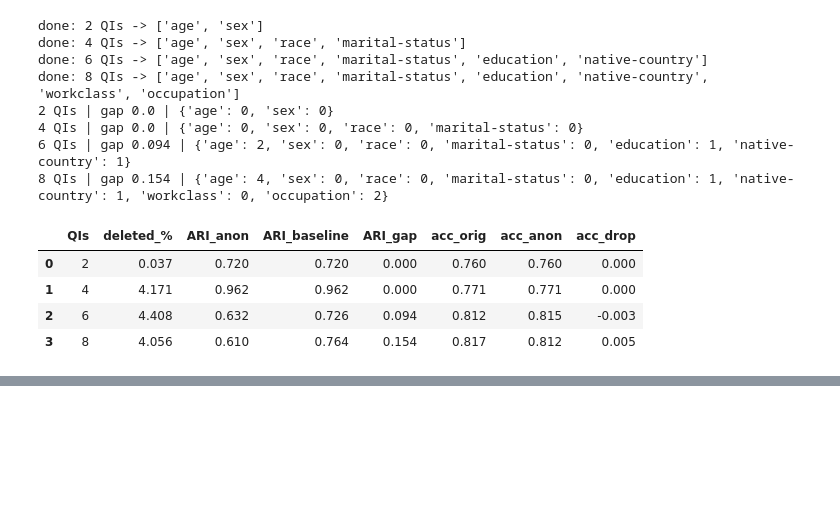
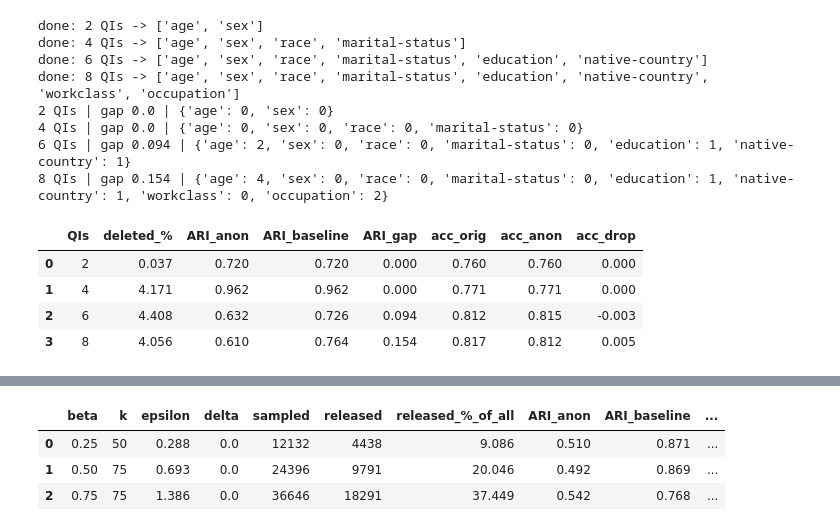
Before and after one commit to Shadid-dev/INSE6180-cluster-anonymization, a Jupyter notebook: INSE6180_cluster_anonymization.ipynb, the cells around one changed output, grey strips where cells are left out. Cells and saved outputs as stored; diff of their text form; code cells hidden in the pictures; blank space fills up the shorter version.

```diff
--- a/INSE6180_cluster_anonymization.ipynb
+++ b/INSE6180_cluster_anonymization.ipynb
@@ -374,0 +424,47 @@ done: 8 QIs -> ['age', 'sex', 'race', 'marital-status', 'education', 'native-cou
+# %%
+DP_LEVELS = {"age": 2, "sex": 0, "race": 0, "marital-status": 0,
+             "education": 1, "native-country": 1, "workclass": 1, "occupation": 1}
+
+def dp_run(beta, k, seeds=3, groups=range(2, 9)):
+    rng = np.random.default_rng(0)
+    sampled = df[rng.random(len(df)) < beta].reset_index(drop=True)              # 1. coin flip
+    t = pd.DataFrame({q: generalize(sampled[q], q, DP_LEVELS[q]) for q in QIS})  # 2. fixed blur
+    size = t.groupby(QIS)[QIS[0]].transform("size")
+    keep = (size >= k).values                                                    # 3. delete crowds < k
+    orig = sampled.loc[keep, QIS].astype(str).reset_index(drop=True)
+    anon = t[keep].reset_index(drop=True)
+    Xo = pd.get_dummies(orig).astype(float)
+    Xa = pd.get_dummies(anon).astype(float)
+
+    ari_anon, ari_base = [], []
+    for c in groups:
+        for s in range(seeds):
+            lo  = KMeans(c, n_init=10, random_state=s).fit_predict(Xo)
+            lo2 = KMeans(c, n_init=10, random_state=s + 100).fit_predict(Xo)
+            la  = KMeans(c, n_init=10, random_state=s + 100).fit_predict(Xa)
+            ari_anon.append(adjusted_rand_score(lo, la))
+            ari_base.append(adjusted_rand_score(lo, lo2))
+
+    y = (sampled.loc[keep, TARGET].reset_index(drop=True) == ">50K").astype(int)
+    tr, te = train_test_split(range(len(y)), test_size=0.3, random_state=0, stratify=y)
+    acc = {}
+    for name, X in [("orig", Xo), ("anon", Xa)]:
+        m = RandomForestClassifier(n_estimators=200, random_state=0, n_jobs=-1)
+        m.fit(X.iloc[tr], y.iloc[tr])
+        acc[name] = accuracy_score(y.iloc[te], m.predict(X.iloc[te]))
+
+    eps, delta = epsilon_delta(beta, k)
+    return {"beta": beta, "k": k, "epsilon": eps, "delta": delta,
+            "sampled": len(sampled), "released": int(keep.sum()),
+            "released_%_of_all": 100 * keep.sum() / len(df),
+            "ARI_anon": np.mean(ari_anon), "ARI_baseline": np.mean(ari_base),
+            "ARI_gap": np.mean(ari_base) - np.mean(ari_anon),
+            "acc_drop": acc["orig"] - acc["anon"]}
+
+exp3 = pd.DataFrame([dp_run(b, k) for b, k in [(0.25, 50), (0.5, 75), (0.75, 75)]])
+exp3.round(3)
+# %% [output]
+|  | beta | k | epsilon | delta | sampled | released | released_%_of_all | ARI_anon | ARI_baseline | ... |
+| 0 | 0.25 | 50 | 0.288 | 0.0 | 12132 | 4438 | 9.086 | 0.510 | 0.871 | ... |
+| 1 | 0.50 | 75 | 0.693 | 0.0 | 24396 | 9791 | 20.046 | 0.492 | 0.869 | ... |
+| 2 | 0.75 | 75 | 1.386 | 0.0 | 36646 | 18291 | 37.449 | 0.542 | 0.768 | ... |
```
Also changed, not shown: parts of 5 cells of this notebook.
